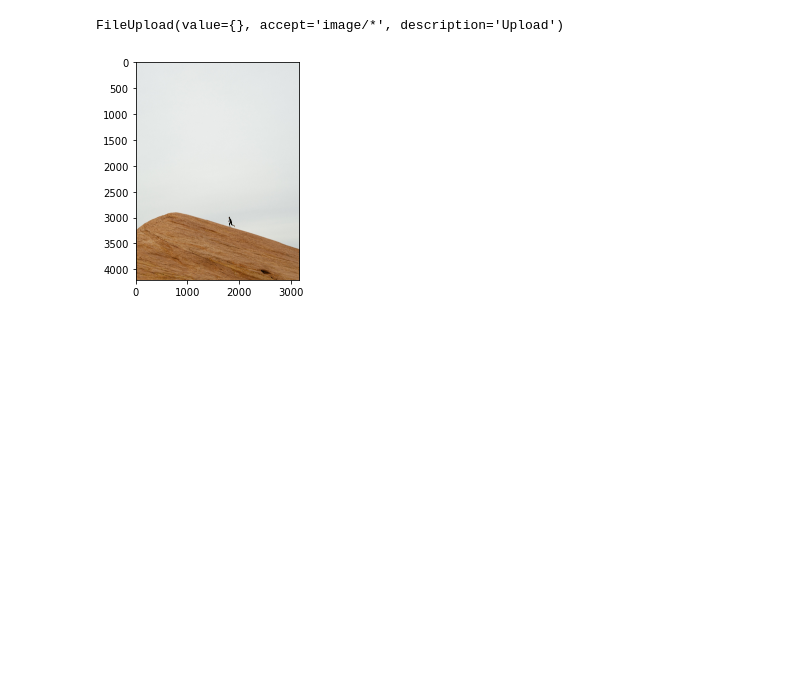
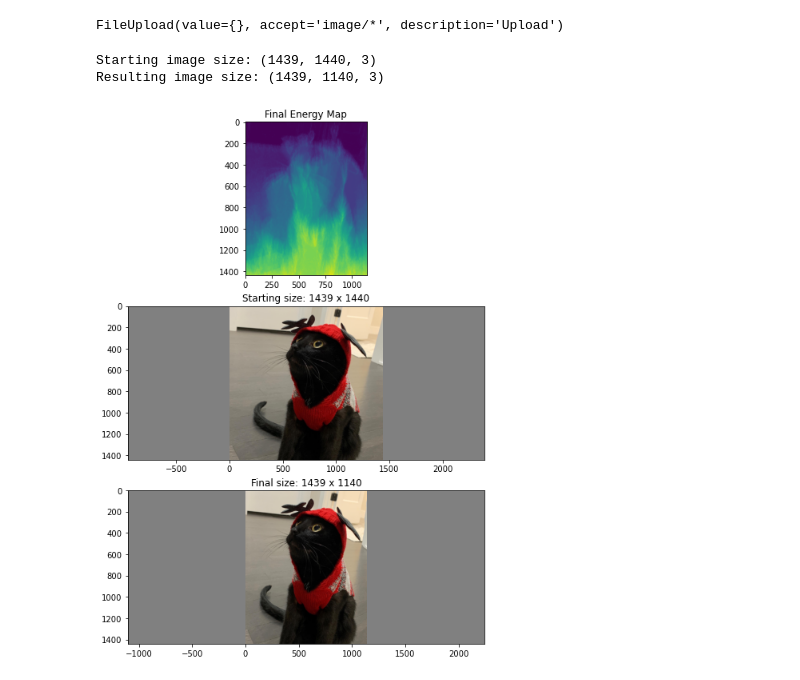
Before and after one commit to prashkn/seam-carving-computational-photography, a Jupyter notebook: seam_carving/seam_carving.ipynb, the cells around one changed output. Drawn from its saved outputs; the diff is of its cells as text; code cells hidden in the pictures; blank space fills up the shorter version.

```diff
--- a/seam_carving/seam_carving.ipynb
+++ b/seam_carving/seam_carving.ipynb
@@ -13,0 +20,9 @@ import ipywidgets as widgets
+# %%
+if len(pic_upload.metadata) == 1:
+    file_name = pic_upload.metadata[0]['name']
+    content = pic_upload.value[file_name]['content']
+
+    np_array = np.frombuffer(content, np.uint8)
+    im = cv2.cvtColor(cv2.imdecode(np_array, cv2.IMREAD_COLOR), cv2.COLOR_BGR2RGB)
+else:
+    print("Error: Please upload 1 picture")
@@ -14,8 +120,14 @@ import ipywidgets as widgets
 # %%
-pic_upload = widgets.FileUpload(accept="image/*")
+pic_upload = widgets.FileUpload(accept="image/*", multiple=False)
 pic_upload
 # %% [output]
 FileUpload(value={}, accept='image/*', description='Upload')
 # %%
 file_name = pic_upload.metadata[0]['name']
 content = pic_upload.value[file_name]['content']
+
+np_array = np.frombuffer(content, np.uint8)
+original = cv2.imdecode(np_array, cv2.IMREAD_COLOR)
+original = cv2.cvtColor(original, cv2.COLOR_BGR2RGB)
+
+workingim = np.copy(original)
@@ -26,6 +134,28 @@ img2 = cv2.cvtColor(img2, cv2.COLOR_BGR2RGB)
-# %%
-plt.figure()
-plt.imshow(img2)
-plt.show()
-# %% [output]
-[figure, removed]
+# %%
+for i in range(300): #todo: give user choice of width and height
+    seam, energypaths = seam_carving.find_seam(workingim)
+    workingim = seam_carving.removeseam(workingim,seam)
+# %%
+fig = plt.figure(figsize=(8,12))
+plt.subplot(3,1,1)
+plt.imshow(energypaths)
+plt.title('Final Energy Map')
+
+axes = plt.subplot(3,1,2,facecolor='gray')
+plt.imshow(original)
+plt.title('Starting size: {0} x {1}'.format(np.shape(original)[0],
+                                            np.shape(original)[1]))
+plt.axis('equal')
+
+plt.subplot(3,1,3,facecolor='gray')
+plt.imshow(workingim)
+plt.title('Final size: {0} x {1}'.format(np.shape(workingim)[0],
+                                         np.shape(workingim)[1]))
+plt.axis('equal')
+
+print('Starting image size: {0}'.format(np.shape(original)))
+print('Resulting image size: {0}'.format(np.shape(workingim)))
+# %% [output]
+Starting image size: (1439, 1440, 3)
+Resulting image size: (1439, 1140, 3)
+[figure, added]
```
Also changed, not shown: parts of 10 cells of this notebook, 2 other files.
